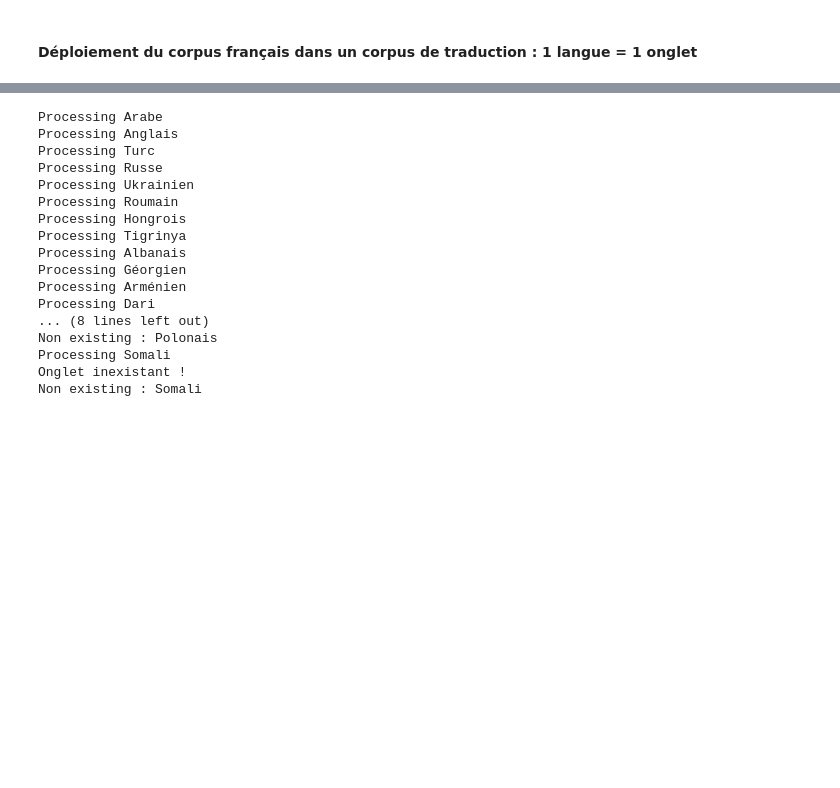
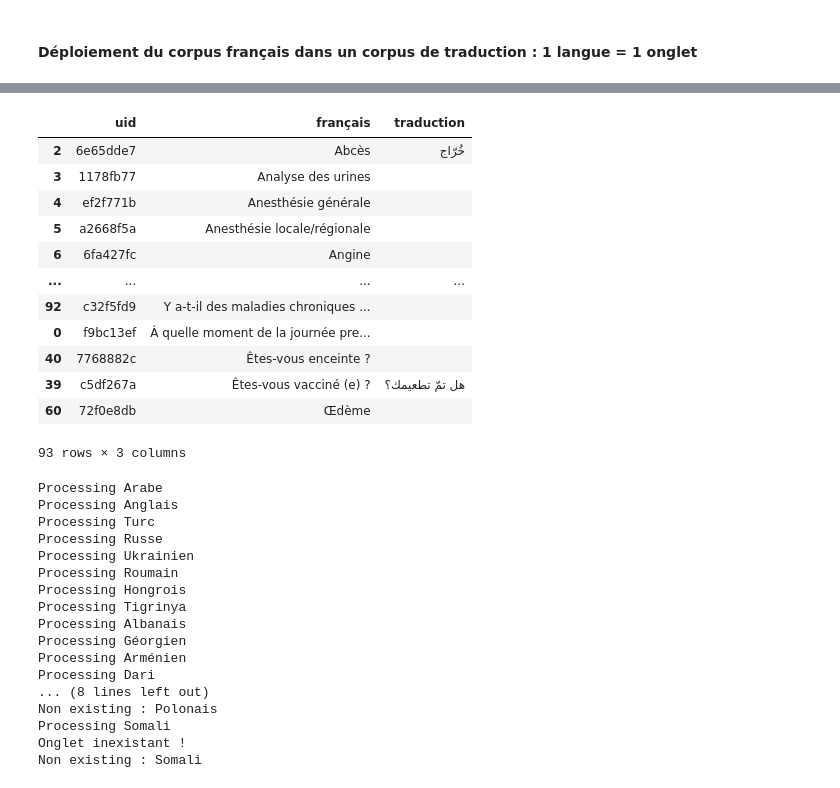
Before and after one commit to gretiere545/corpus, a Jupyter notebook: corpus_maker_init.ipynb, the cells around one changed output, grey strips where cells are left out. Drawn from its saved outputs; the diff is of its cells as text; code cells hidden in the pictures; blank space fills up the shorter version.

```diff
--- a/corpus_maker_init.ipynb
+++ b/corpus_maker_init.ipynb
@@ -204,0 +263,18 @@ df_corpus = df_corpus.loc[df_corpus['uid']!=""]
+# %%
+new_df=df_corpus.merge(vk_trad[0], on='uid', how='left')
+# %%
+new_df
+# %% [output]
+|  | uid | français | traduction |
+| 2 | 6e65dde7 | Abcès | خُرّاج |
+| 3 | 1178fb77 | Analyse des urines |  |
+| 4 | ef2f771b | Anesthésie générale |  |
+| 5 | a2668f5a | Anesthésie locale/régionale |  |
+| 6 | 6fa427fc | Angine |  |
+| ... | ... | ... | ... |
+| 92 | c32f5fd9 | Y a-t-il des maladies chroniques ... |  |
+| 0 | f9bc13ef | À quelle moment de la journée pre... |  |
+| 40 | 7768882c | Êtes-vous enceinte ? |  |
+| 39 | c5df267a | Êtes-vous vacciné (e) ? | هل تمّ تطعيمك؟ |
+| 60 | 72f0e8db | Œdème |  |
+93 rows × 3 columns
```
Also changed, not shown: parts of 17 cells of this notebook.
